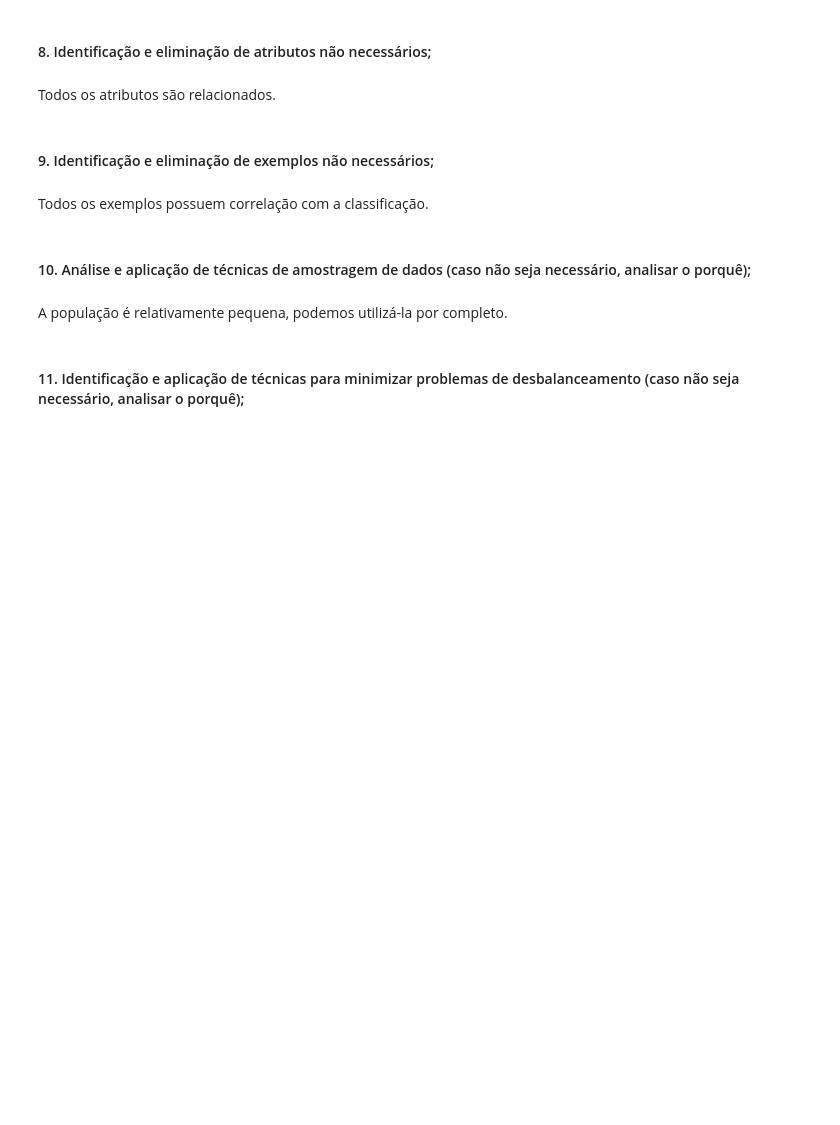
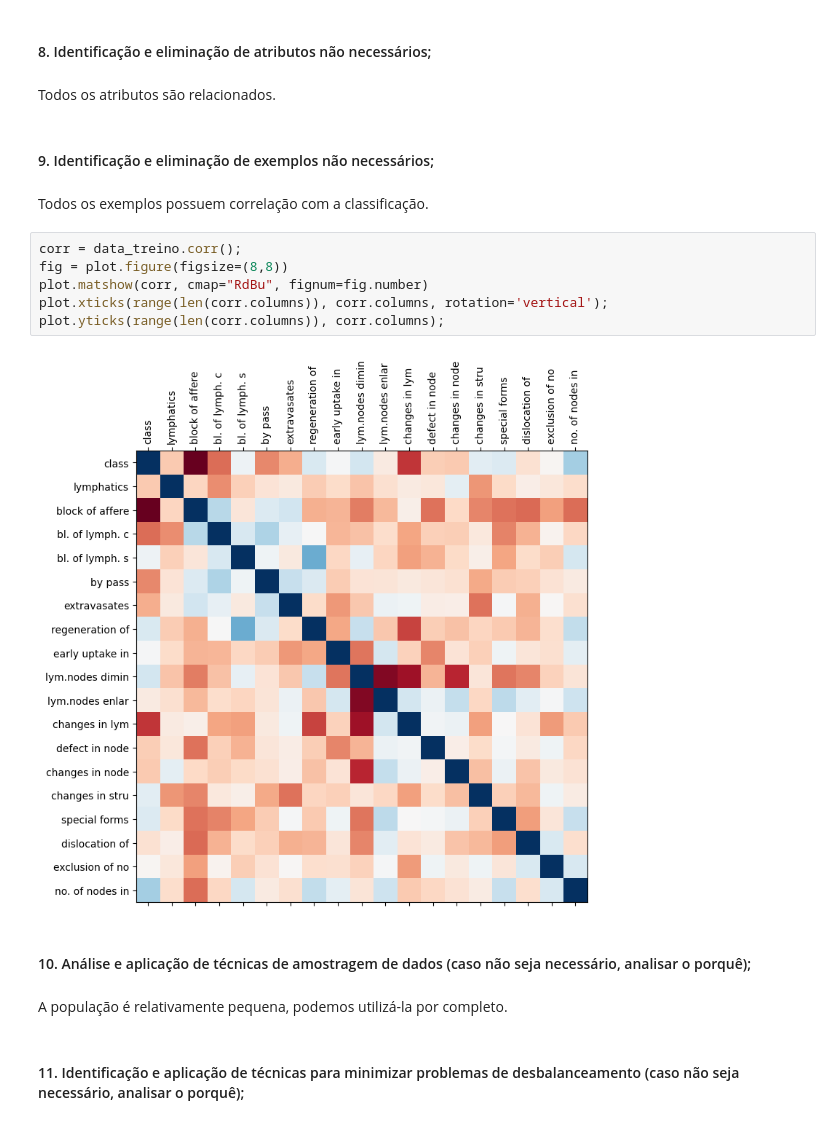
Before and after one commit to Rarvs/Lymhography-data-analysis, a Jupyter notebook: trabalho.ipynb, the cells around one changed output. Cells and saved outputs as stored; diff of their text form; blank space fills up the shorter version.

```diff
--- a/trabalho.ipynb
+++ b/trabalho.ipynb
@@ -260,6 +260,14 @@ Todos os atributos são relacionados.
 #### 9. Identificação e eliminação de exemplos não necessários;
 # %% [markdown]
 Todos os exemplos possuem correlação com a classificação.
+# %%
+corr = data_treino.corr();
+fig = plot.figure(figsize=(8,8))
+plot.matshow(corr, cmap="RdBu", fignum=fig.number)
+plot.xticks(range(len(corr.columns)), corr.columns, rotation='vertical');
+plot.yticks(range(len(corr.columns)), corr.columns);
+# %% [output]
+[figure, added]
 # %% [markdown]
 #### 10. Análise e aplicação de técnicas de amostragem de dados (caso não seja necessário, analisar o porquê);
 # %% [markdown]
```
Also changed, not shown: parts of 1 cell of this notebook.
